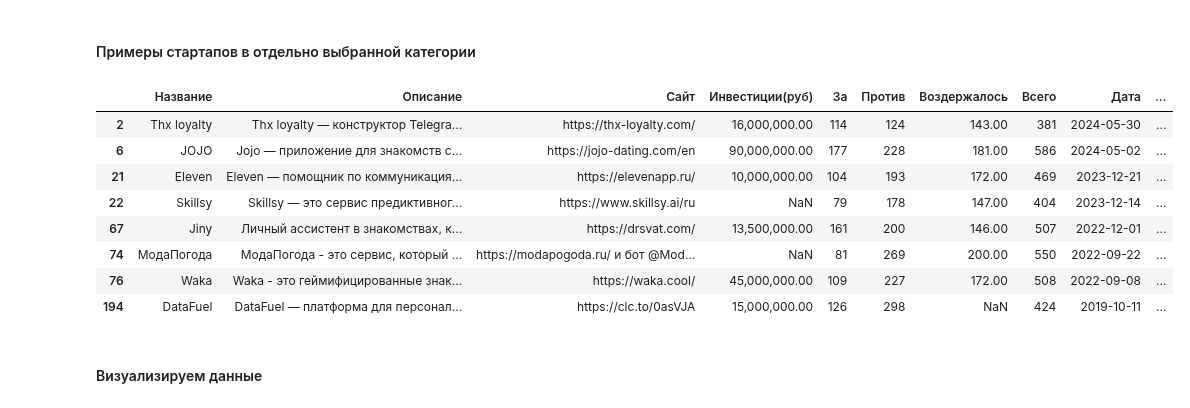
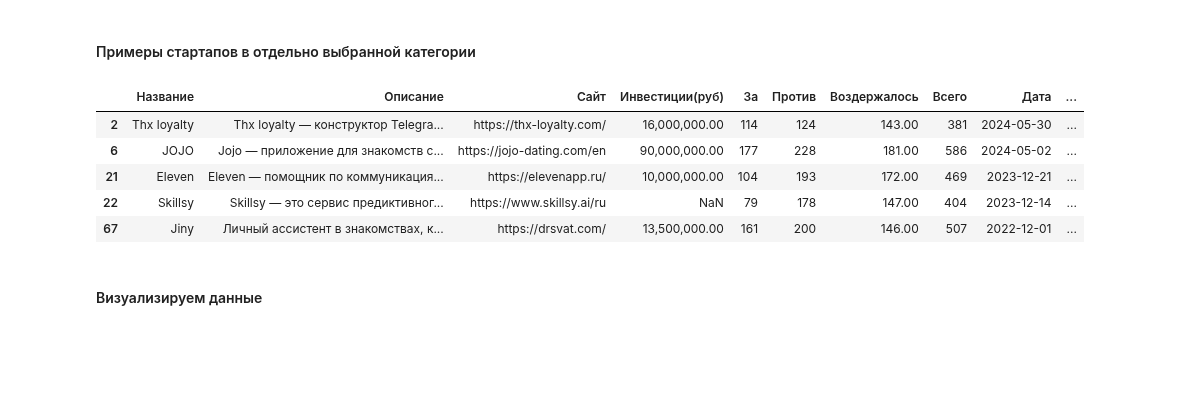
Before and after one commit to panchill/Startup-analytics, a Jupyter notebook: Startup_analytics.ipynb, the cells around one changed output. Saved outputs shown, nothing was run; the diff lists cells and outputs as text; code cells hidden in the pictures; blank space fills up the shorter version.

```diff
--- a/Startup_analytics.ipynb
+++ b/Startup_analytics.ipynb
@@ -201,17 +189,14 @@ random_startups_df
 # %% [markdown]
 #### Примеры стартапов в отдельно выбранной категории
 # %%
-df[df['Категория'].str.contains('Взаимоотношения', na=False)]
+df[df['Категория'].str.contains('Взаимоотношения', na=False)].head()
 # %% [output]
 |  | Название | Описание | Сайт | Инвестиции(руб) | За | Против | Воздержалось | Всего | Дата | ... |
 | 2 | Thx loyalty | Thx loyalty — конструктор Telegra... | https://thx-loyalty.com/ | 16,000,000.00 | 114 | 124 | 143.00 | 381 | 2024-05-30 | ... |
 | 6 | JOJO | Jojo — приложение для знакомств с... | https://jojo-dating.com/en | 90,000,000.00 | 177 | 228 | 181.00 | 586 | 2024-05-02 | ... |
 | 21 | Eleven | Eleven — помощник по коммуникация... | https://elevenapp.ru/ | 10,000,000.00 | 104 | 193 | 172.00 | 469 | 2023-12-21 | ... |
 | 22 | Skillsy | Skillsy — это сервис предиктивног... | https://www.skillsy.ai/ru | NaN | 79 | 178 | 147.00 | 404 | 2023-12-14 | ... |
 | 67 | Jiny | Личный ассистент в знакомствах, к... | https://drsvat.com/ | 13,500,000.00 | 161 | 200 | 146.00 | 507 | 2022-12-01 | ... |
-| 74 | МодаПогода | МодаПогода - это сервис, который ... | https://modapogoda.ru/ и бот @Mod... | NaN | 81 | 269 | 200.00 | 550 | 2022-09-22 | ... |
-| 76 | Waka | Waka - это геймифицированные знак... | https://waka.cool/ | 45,000,000.00 | 109 | 227 | 172.00 | 508 | 2022-09-08 | ... |
-| 194 | DataFuel | DataFuel — платформа для персонал... | https://clc.to/0asVJA | 15,000,000.00 | 126 | 298 | NaN | 424 | 2019-10-11 | ... |
 # %% [markdown]
 #### Визуализируем данные
 # %%
```
Also changed, not shown: parts of 5 cells of this notebook, 1 other file.
